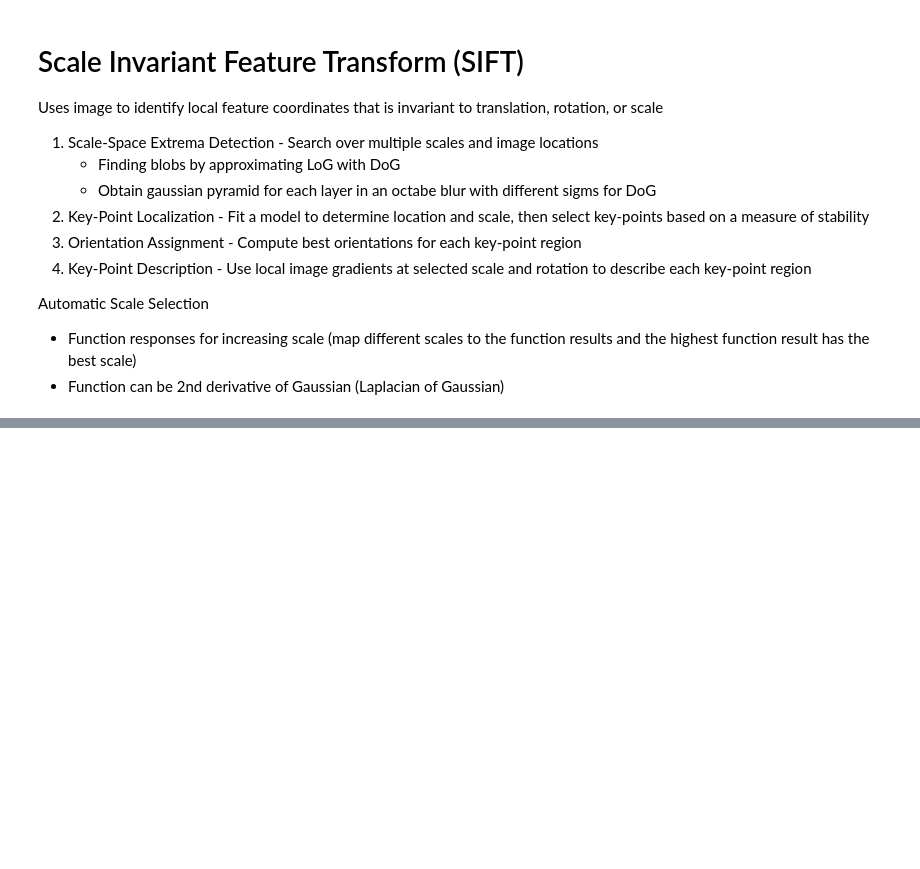
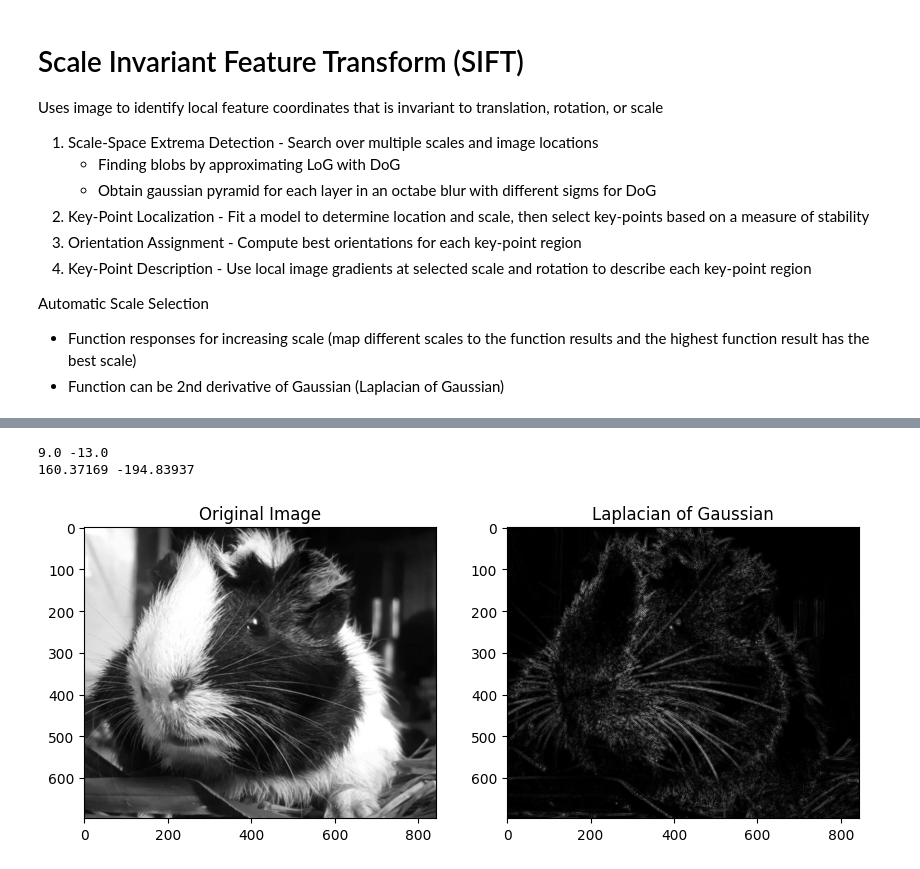
Before and after one commit to DRobinson4105/learning-portfolio, a Jupyter notebook: MachineLearning/ComputerVision/Features.ipynb, the cells around one changed output, grey strips where cells are left out. Saved outputs shown, nothing was run; the diff lists cells and outputs as text; code cells hidden in the pictures; blank space fills up the shorter version.

```diff
--- a/MachineLearning/ComputerVision/Features.ipynb
+++ b/MachineLearning/ComputerVision/Features.ipynb
@@ -356,0 +361,29 @@ TypeError: 'NoneType' object is not iterable
+# %%
+import cv2
+import numpy as np
+from matplotlib import pyplot as plt
+
+# Step 1: Load the image
+image = cv2.imread('img3.png', cv2.IMREAD_GRAYSCALE)
+
+# Step 2: Apply Gaussian Blur to the image
+blurred_image = cv2.GaussianBlur(image, (21, 21), 3.2)
+
+# Step 3: Apply Laplacian operator
+laplacian = cv2.Laplacian(blurred_image, cv2.CV_64F)
+print(laplacian.max(), laplacian.min())
+
+laplacian = laplacian_of_gaussian(torch.from_numpy(image).unsqueeze(0).to(device).to(torch.float), 3, 2).squeeze().cpu().numpy()
+print(laplacian.max(), laplacian.min())
+# Convert back to uint8
+laplacian = np.uint8(np.absolute(laplacian))
+
+# Step 4: Display the results
+plt.figure(figsize=(10, 5))
+plt.subplot(1, 2, 1), plt.imshow(image, cmap='gray'), plt.title('Original Image')
+plt.subplot(1, 2, 2), plt.imshow(laplacian, cmap='gray'), plt.title('Laplacian of Gaussian')
+plt.show()
+# %% [output]
+9.0 -13.0
+160.37169 -194.83937
+[figure, added]
```
Also changed, not shown: parts of 6 cells of this notebook.
